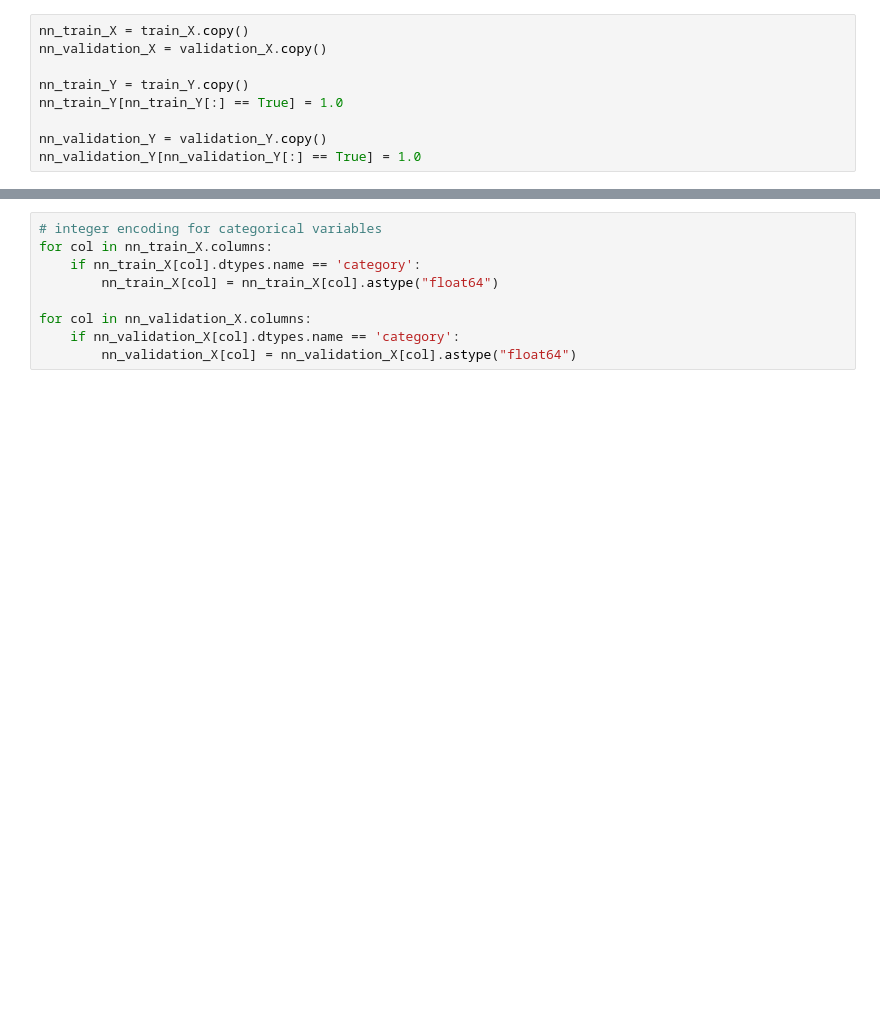
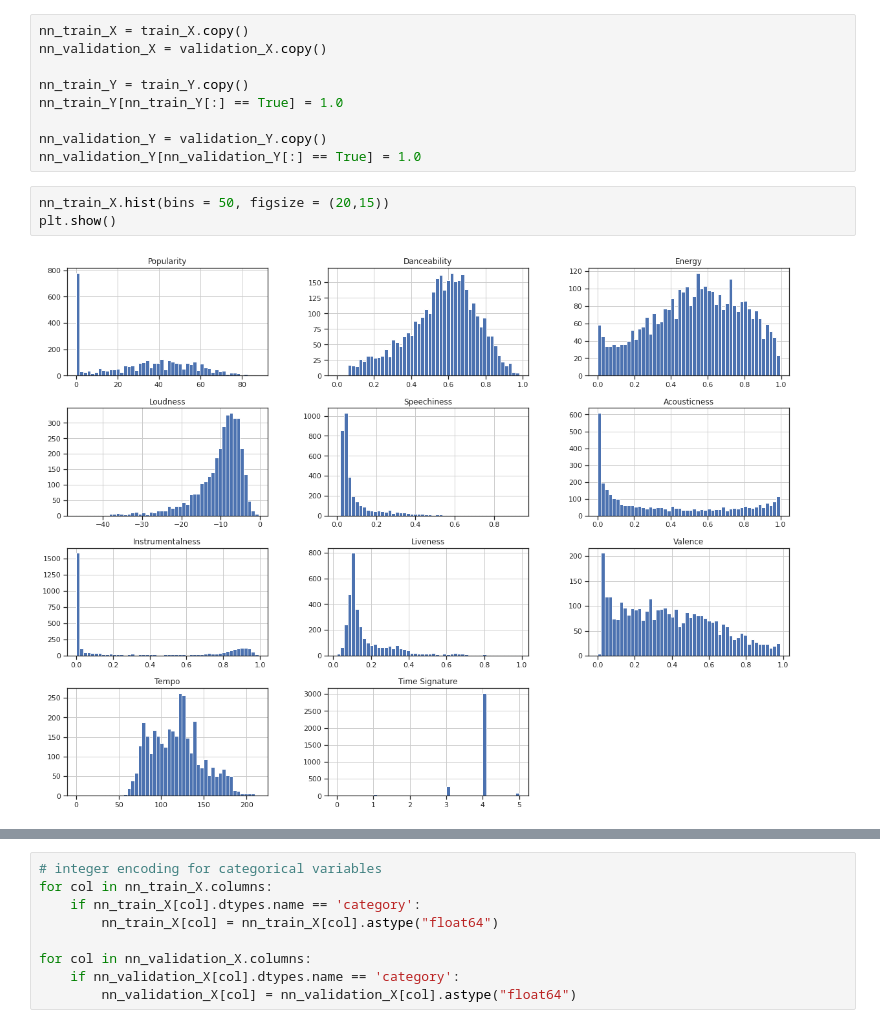
Before and after one commit to nullmaxwell/learnify, a Jupyter notebook: main.ipynb, the cells around one changed output, grey strips where cells are left out. Saved outputs shown, nothing was run; the diff lists cells and outputs as text; blank space fills up the shorter version.

```diff
--- a/main.ipynb
+++ b/main.ipynb
@@ -267,3 +289,8 @@ nn_train_Y[nn_train_Y[:] == True] = 1.0
 
 nn_validation_Y = validation_Y.copy()
 nn_validation_Y[nn_validation_Y[:] == True] = 1.0
+# %%
+nn_train_X.hist(bins = 50, figsize = (20,15))
+plt.show()
+# %% [output]
+[figure, added]
```
Also changed, not shown: parts of 17 cells of this notebook.
